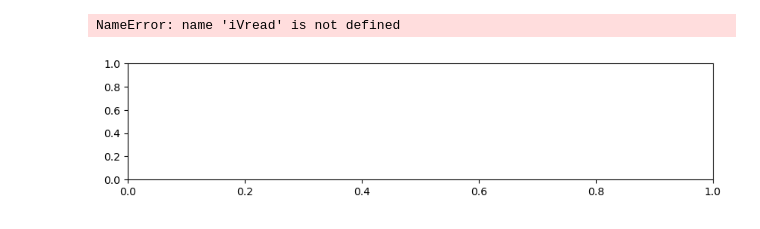
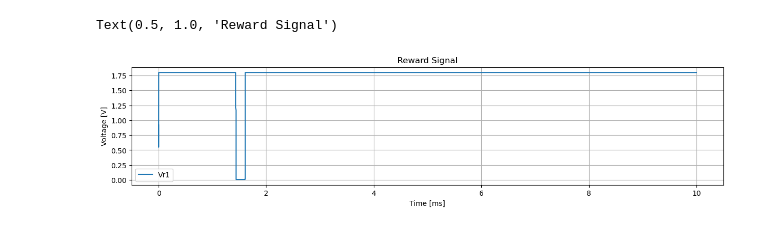
Before and after one commit to AlejandroJuarezLora/SNN_IPN, a Jupyter notebook: sim_results/tb_4x8x4_proc.ipynb, the cells around one changed output. Saved outputs shown, nothing was run; the diff lists cells and outputs as text; code cells hidden in the pictures.

```diff
--- a/sim_results/tb_4x8x4_proc.ipynb
+++ b/sim_results/tb_4x8x4_proc.ipynb
@@ -60,11 +62,21 @@ Text(0.5, 1.0, 'Output Layer Neural activity')
 # %%
-fig, ax = plt.subplots(1, figsize=(10,2))
-ax.plot(time*1000, iVread, label = "Vin")
-ax.set_xlabel("Time [ms]")
-ax.set_ylabel("Output Current [uA]")
-ax.set_title("OutputCurrent")
-ax.grid()
+# fig, ax = plt.subplots(1, figsize=(10,2))
+# ax.plot(time*1000, iVread, label = "Vin")
+# ax.set_xlabel("Time [ms]")
+# ax.set_ylabel("Output Current [uA]")
+# ax.set_title("OutputCurrent")
+# ax.grid()
-# %% [output]
-NameError: name 'iVread' is not defined
-[figure, removed]
+# %%
+fig, ax = plt.subplots(1, figsize=(15,3))
+
+
+ax.plot(time*1000, Vr1, label = "Vr1")
+ax.legend()
+ax.grid()
+ax.set_xlabel("Time [ms]")
+ax.set_ylabel("Voltage [V]")
+ax.set_title("Reward Signal")
+# %% [output]
+Text(0.5, 1.0, 'Reward Signal')
+[figure, added]
 # %%
```
Also changed, not shown: parts of 10 cells of this notebook, 33 other files.
